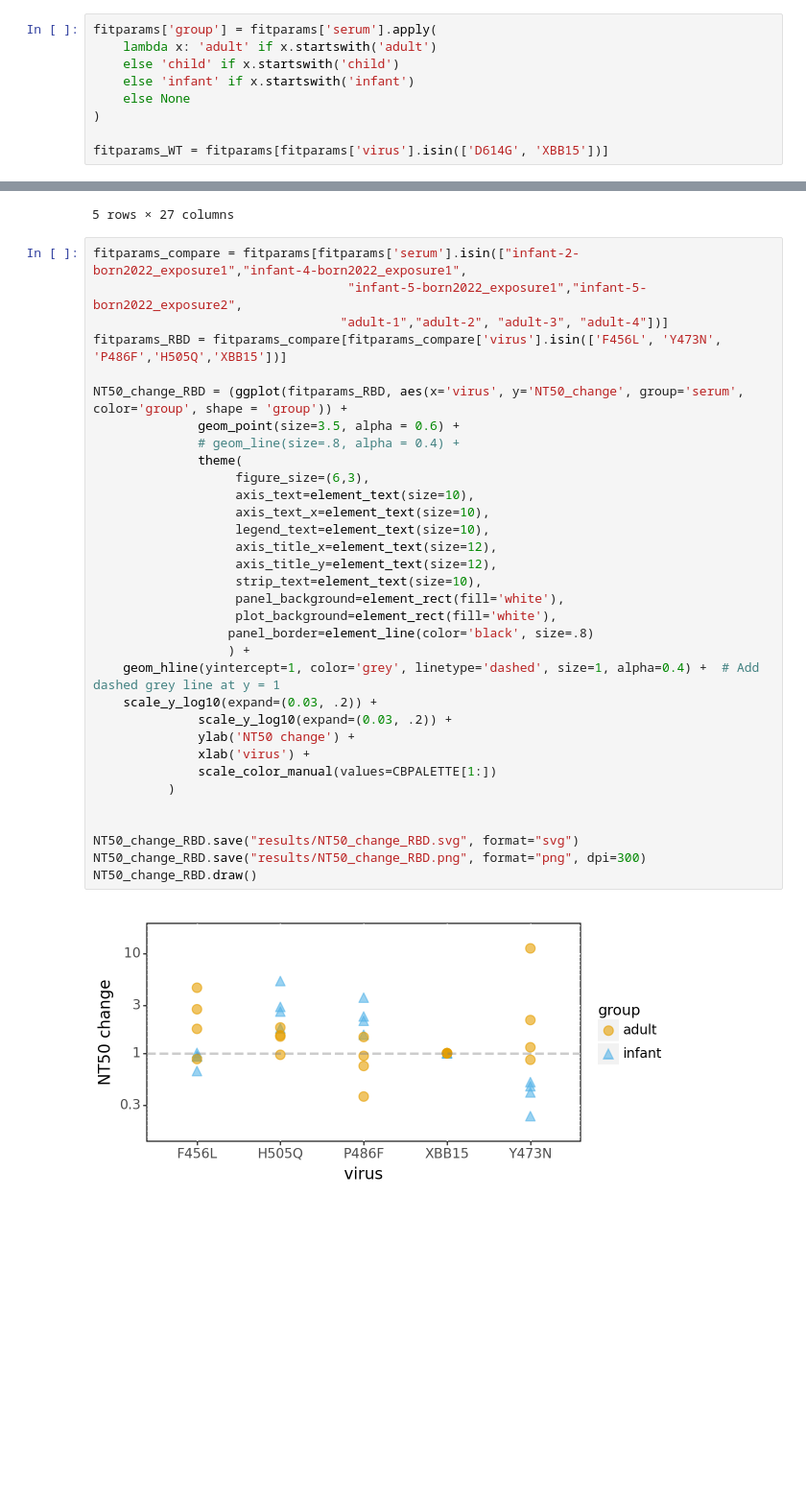
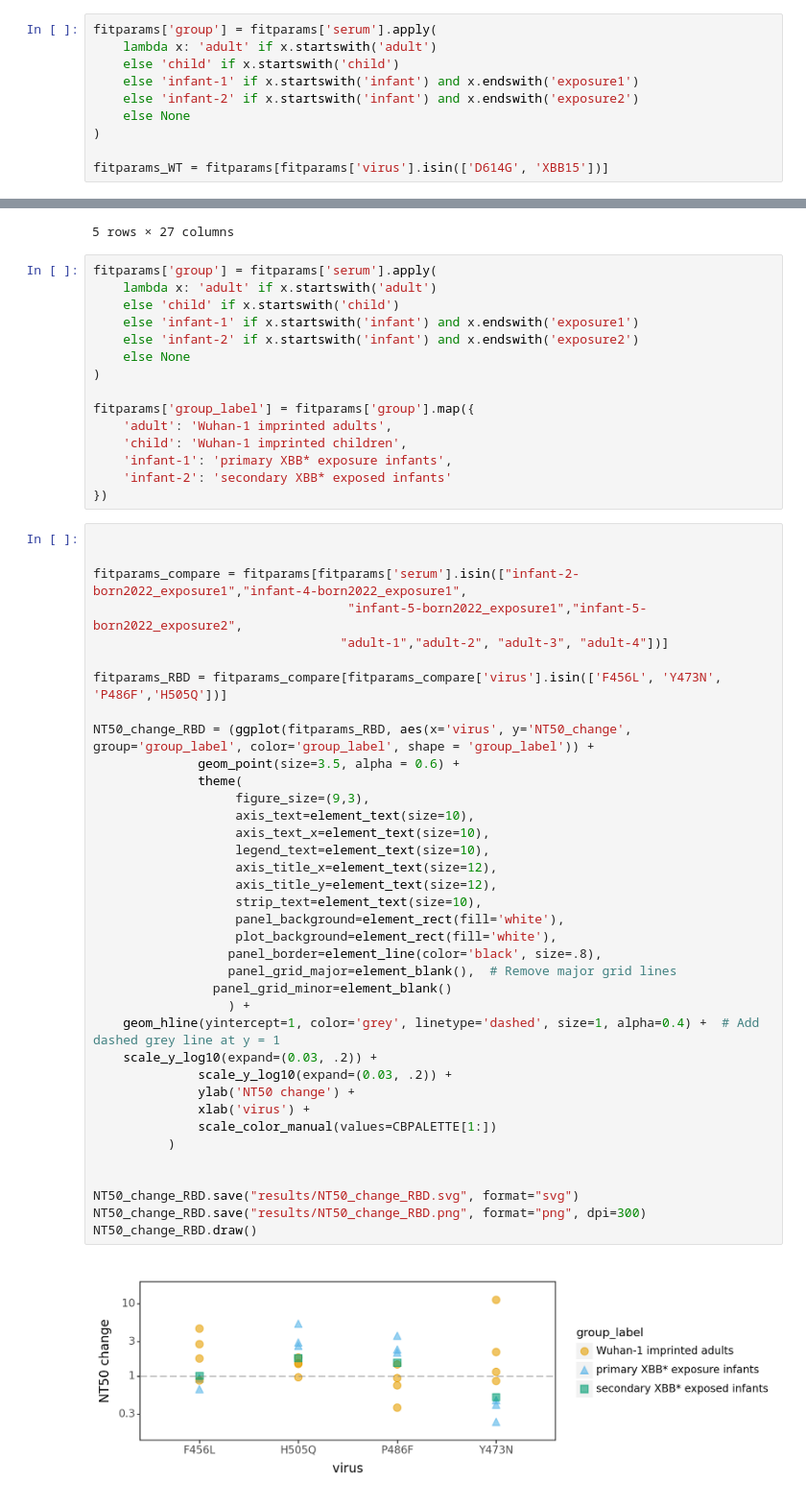
Before and after one commit to dms-vep/SARS-CoV-2_XBB.1.5_spike_DMS_infant_sera, a Jupyter notebook: validation_notebooks/validation_neuts_all.ipynb, the cells around one changed output, grey strips where cells are left out. Shown at 96% size. Cells and saved outputs as stored; diff of their text form; blank space fills up the shorter version.

```diff
--- a/validation_notebooks/validation_neuts_all.ipynb
+++ b/validation_notebooks/validation_neuts_all.ipynb
@@ -121,7 +122,8 @@ fig.savefig(f'{resultsdir}/{plotfile_png}', bbox_inches='tight')
 fitparams['group'] = fitparams['serum'].apply(
     lambda x: 'adult' if x.startswith('adult')
     else 'child' if x.startswith('child')
-    else 'infant' if x.startswith('infant')
+    else 'infant-1' if x.startswith('infant') and x.endswith('exposure1')
+    else 'infant-2' if x.startswith('infant') and x.endswith('exposure2')
     else None
 )
 
@@ -219,41 +225,60 @@ fitparams.head()
 | 3 | infant-2-born2022_exposure1 | F456L | average | 2 | 0.000475 | interpolated | 0.000475 | 0.002937 | interpolated | ... |
 | 4 | infant-2-born2022_exposure1 | Y473N | average | 2 | 0.000237 | interpolated | 0.000237 | 0.001205 | interpolated | ... |
 5 rows × 27 columns
+# %%
+fitparams['group'] = fitparams['serum'].apply(
+    lambda x: 'adult' if x.startswith('adult')
+    else 'child' if x.startswith('child')
+    else 'infant-1' if x.startswith('infant') and x.endswith('exposure1')
+    else 'infant-2' if x.startswith('infant') and x.endswith('exposure2')
+    else None
+)
+
+fitparams['group_label'] = fitparams['group'].map({
+    'adult': 'Wuhan-1 imprinted adults',
+    'child': 'Wuhan-1 imprinted children',
+    'infant-1': 'primary XBB* exposure infants',
+    'infant-2': 'secondary XBB* exposed infants'
+})
 # %%
+
+
 fitparams_compare = fitparams[fitparams['serum'].isin(["infant-2-born2022_exposure1","infant-4-born2022_exposure1",
                                   "infant-5-born2022_exposure1","infant-5-born2022_exposure2",
                                  "adult-1","adult-2", "adult-3", "adult-4"])]
-fitparams_RBD = fitparams_compare[fitparams_compare['virus'].isin(['F456L', 'Y473N', 'P486F','H505Q','XBB15'])]
 
-NT50_change_RBD = (ggplot(fitparams_RBD, aes(x='virus', y='NT50_change', group='serum', color='group', shape = 'group')) +
+fitparams_RBD = fitparams_compare[fitparams_compare['virus'].isin(['F456L', 'Y473N', 'P486F','H505Q'])]
+
+NT50_change_RBD = (ggplot(fitparams_RBD, aes(x='virus', y='NT50_change', group='group_label', color='group_label', shape = 'group_label')) +
               geom_point(size=3.5, alpha = 0.6) +
-              # geom_line(size=.8, alpha = 0.4) +
               theme(
-                   figure_size=(6,3),
+                   figure_size=(9,3),
                    axis_text=element_text(size=10),
                    axis_text_x=element_text(size=10),
                    legend_text=element_text(size=10),
                    axis_title_x=element_text(size=12),
                    axis_title_y=element_text(size=12),
                    strip_text=element_text(size=10),
                    panel_background=element_rect(fill='white'),
                    plot_background=element_rect(fill='white'),
-                  panel_border=element_line(color='black', size=.8)
+                  panel_border=element_line(color='black', size=.8),
+                  panel_grid_major=element_blank(),  # Remove major grid lines
+                panel_grid_minor=element_blank()
                   ) +
     geom_hline(yintercept=1, color='grey', linetype='dashed', size=1, alpha=0.4) +  # Add dashed grey line at y = 1
     scale_y_log10(expand=(0.03, .2)) +
               scale_y_log10(expand=(0.03, .2)) +
               ylab('NT50 change') +
               xlab('virus') +
               scale_color_manual(values=CBPALETTE[1:])
           )
 
 
 NT50_change_RBD.save("results/NT50_change_RBD.svg", format="svg")
 NT50_change_RBD.save("results/NT50_change_RBD.png", format="png", dpi=300)
 NT50_change_RBD.draw()
 # %% [output]
-[figure, old version]
+[figure, new version]
 # %%
 fitparams_compare = fitparams[fitparams['serum'].isin(["infant-2-born2022_exposure1","infant-4-born2022_exposure1",
                                   "infant-5-born2022_exposure1","infant-5-born2022_exposure2",
```
Also changed, not shown: parts of 7 cells of this notebook, 10 other files.
